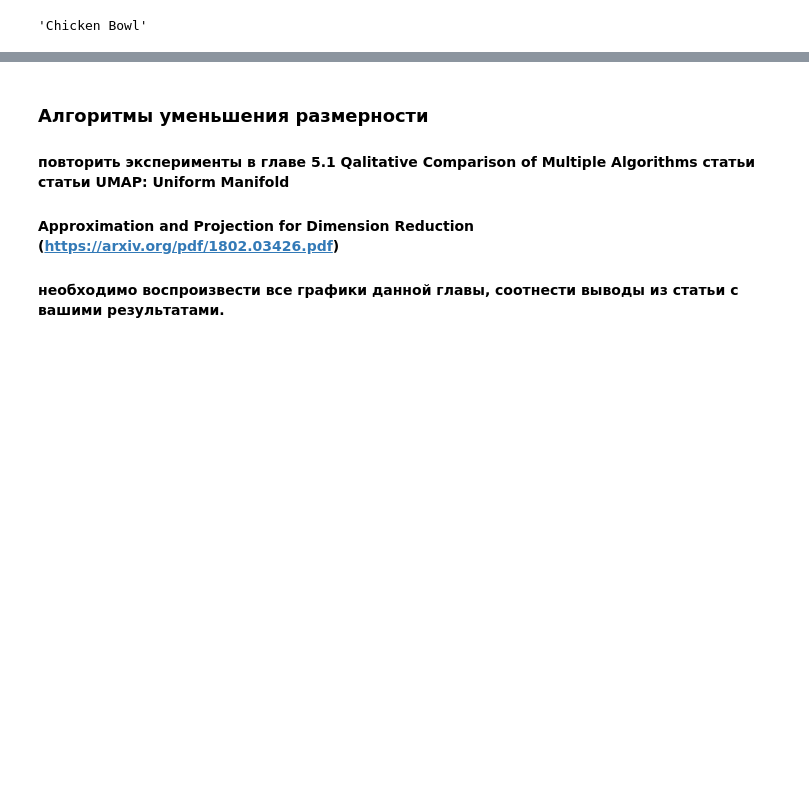
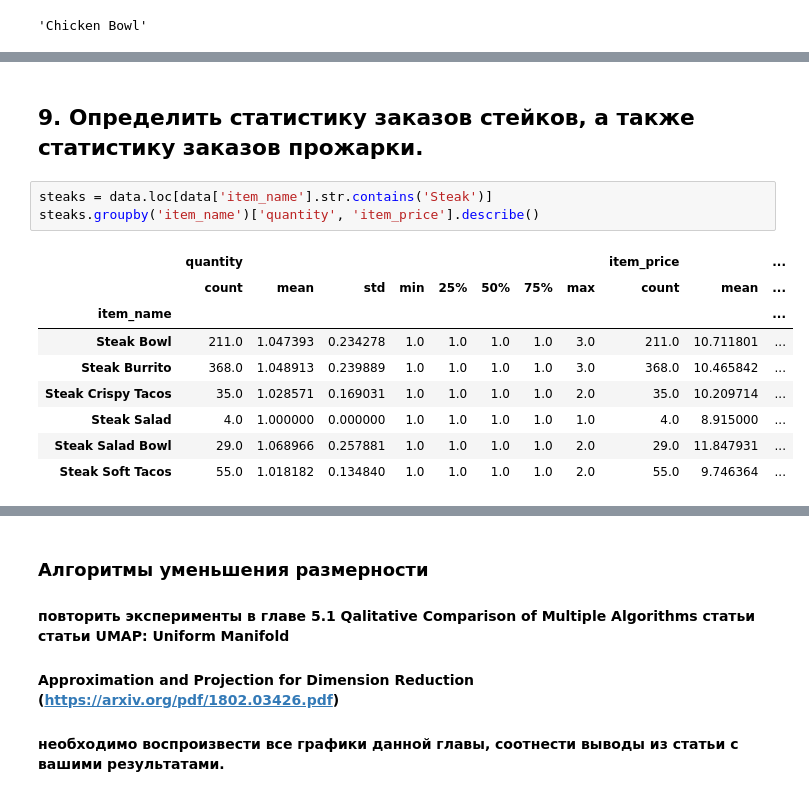
Before and after one commit to SergiusMagnus/Intelligent-Systems, a Jupyter notebook: Task 1/Pandas&DimensionalityReduction.ipynb, the cells around one changed output, grey strips where cells are left out. Saved outputs shown, nothing was run; the diff lists cells and outputs as text; blank space fills up the shorter version.

```diff
--- a/Task 1/Pandas&DimensionalityReduction.ipynb
+++ b/Task 1/Pandas&DimensionalityReduction.ipynb
@@ -78,0 +124,15 @@ plt.show()
+# %% [markdown]
+## 9. Определить статистику заказов стейков, а также статистику заказов прожарки.
+# %%
+steaks = data.loc[data['item_name'].str.contains('Steak')]
+steaks.groupby('item_name')['quantity', 'item_price'].describe()
+# %% [output]
+|  | quantity |  |  |  |  |  |  |  | item_price |  | ... |
+|  | count | mean | std | min | 25% | 50% | 75% | max | count | mean | ... |
+| item_name |  |  |  |  |  |  |  |  |  |  | ... |
+| Steak Bowl | 211.0 | 1.047393 | 0.234278 | 1.0 | 1.0 | 1.0 | 1.0 | 3.0 | 211.0 | 10.711801 | ... |
+| Steak Burrito | 368.0 | 1.048913 | 0.239889 | 1.0 | 1.0 | 1.0 | 1.0 | 3.0 | 368.0 | 10.465842 | ... |
+| Steak Crispy Tacos | 35.0 | 1.028571 | 0.169031 | 1.0 | 1.0 | 1.0 | 1.0 | 2.0 | 35.0 | 10.209714 | ... |
+| Steak Salad | 4.0 | 1.000000 | 0.000000 | 1.0 | 1.0 | 1.0 | 1.0 | 1.0 | 4.0 | 8.915000 | ... |
+| Steak Salad Bowl | 29.0 | 1.068966 | 0.257881 | 1.0 | 1.0 | 1.0 | 1.0 | 2.0 | 29.0 | 11.847931 | ... |
+| Steak Soft Tacos | 55.0 | 1.018182 | 0.134840 | 1.0 | 1.0 | 1.0 | 1.0 | 2.0 | 55.0 | 9.746364 | ... |
```
Also changed, not shown: parts of 22 cells of this notebook.
